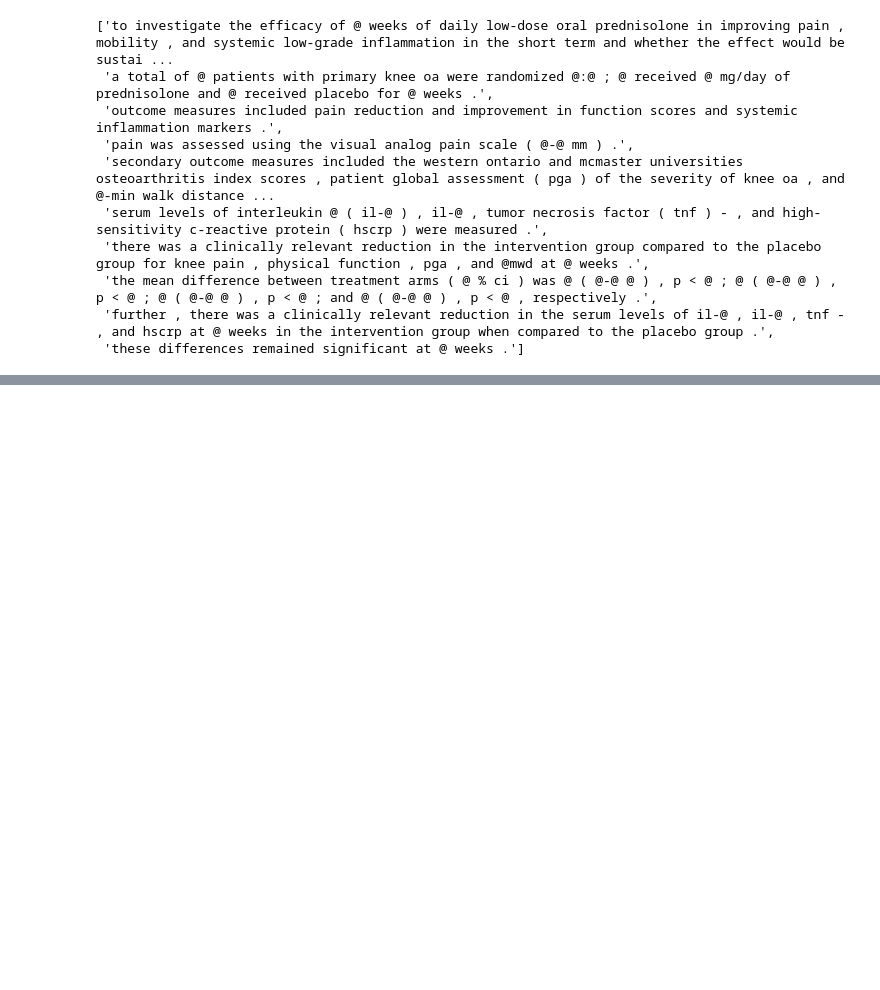
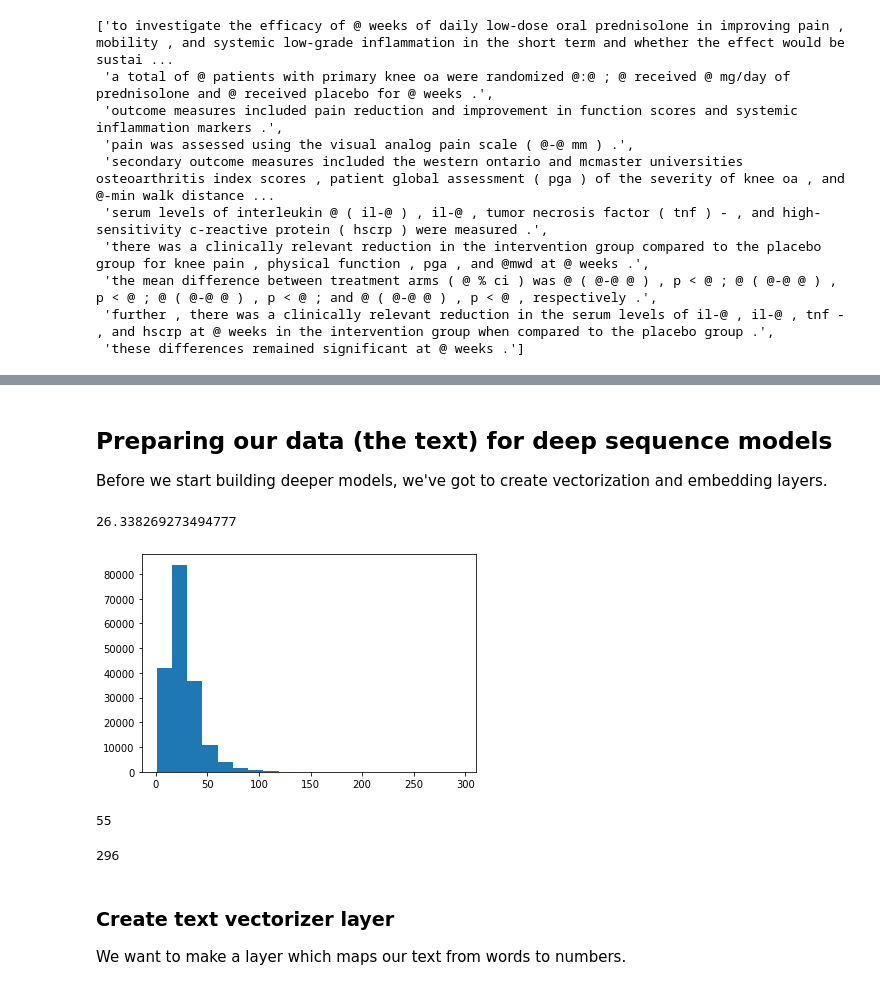
Before and after one commit to redrum88/tensorflow, a Jupyter notebook: 09_SkimLit_nlp_milestone_project_2_video.ipynb, the cells around one changed output, grey strips where cells are left out. Cells and saved outputs as stored; diff of their text form; code cells hidden in the pictures; blank space fills up the shorter version.

```diff
--- a/09_SkimLit_nlp_milestone_project_2_video.ipynb
+++ b/09_SkimLit_nlp_milestone_project_2_video.ipynb
@@ -272,0 +321,10 @@ train_sentences[:10]
+# %%
+# Extract labels ("target" columns) and encode them into integers
+from sklearn.preprocessing import LabelEncoder
+label_encoder = LabelEncoder()
+train_labels_encoded = label_encoder.fit_transform(train_df["target"].to_numpy())
+val_labels_encoded = label_encoder.transform(val_df["target"].to_numpy())
+test_labels_encoded = label_encoder.transform(test_df["target"].to_numpy())
+
+# Check what training labels look like
+train_labels_encoded
@@ -272,0 +349,14 @@ train_sentences[:10]
+# %%
+from sklearn.feature_extraction.text import TfidfVectorizer
+from sklearn.naive_bayes import MultinomialNB
+from sklearn.pipeline import Pipeline
+
+# Create a pipeline
+model_0 = Pipeline([
+    ("tf-idf", TfidfVectorizer()),
+    ("clf", MultinomialNB())
+])
+
+# Fit the pipeline to the training data
+model_0.fit(train_sentences,
+            train_labels_encoded)
@@ -272,0 +421,4 @@ train_sentences[:10]
+# %% [markdown]
+## Preparing our data (the text) for deep sequence models
+
+Before we start building deeper models, we've got to create vectorization and embedding layers.
@@ -272,0 +429,28 @@ train_sentences[:10]
+# %%
+# How long is each sentence on average?
+sent_lens = [len(sentence.split()) for sentence in train_sentences]
+avg_sent_len = np.mean(sent_lens)
+avg_sent_len
+# %% [output]
+26.338269273494777
+# %%
+# What's the distribution look like?
+import matplotlib.pyplot as plt
+plt.hist(sent_lens, bins=20);
+# %% [output]
+[figure, added]
+# %%
+# How long of a sentence lenght covers 95% of examples?
+output_seq_len = int(np.percentile(sent_lens, 95))
+output_seq_len
+# %% [output]
+55
+# %%
+# Maximum sequence length  in the training set
+max(sent_lens)
+# %% [output]
+296
+# %% [markdown]
+### Create text vectorizer layer
+
+We want to make a layer which maps our text from words to numbers.
```
Also changed, not shown: parts of 43 cells of this notebook.
